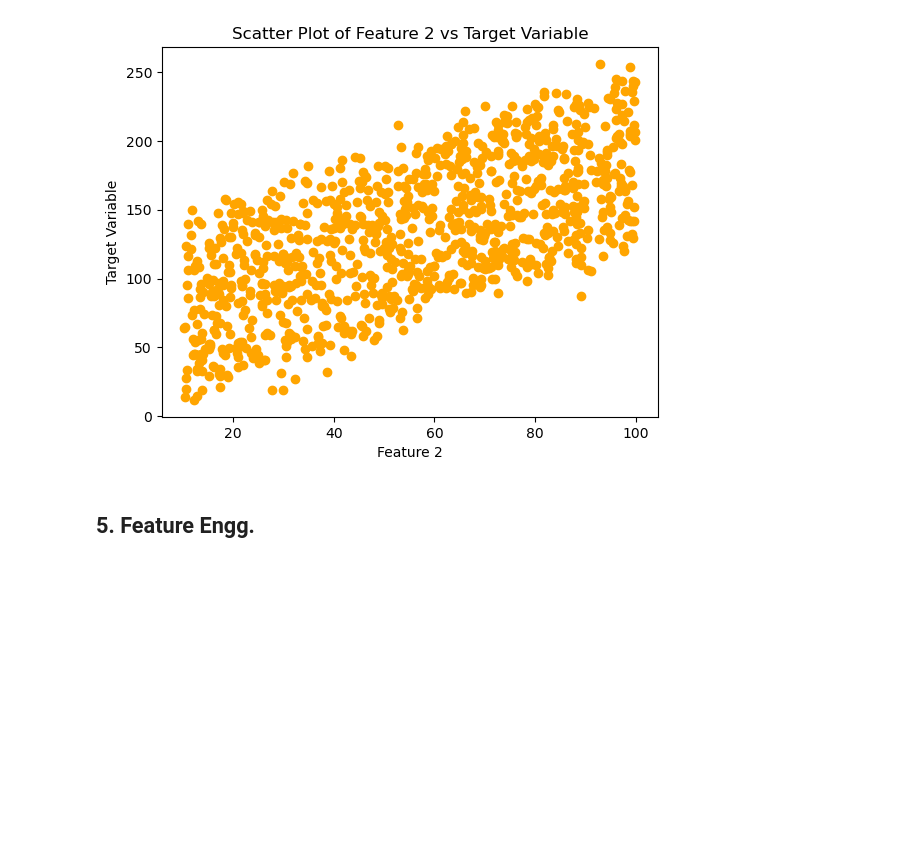
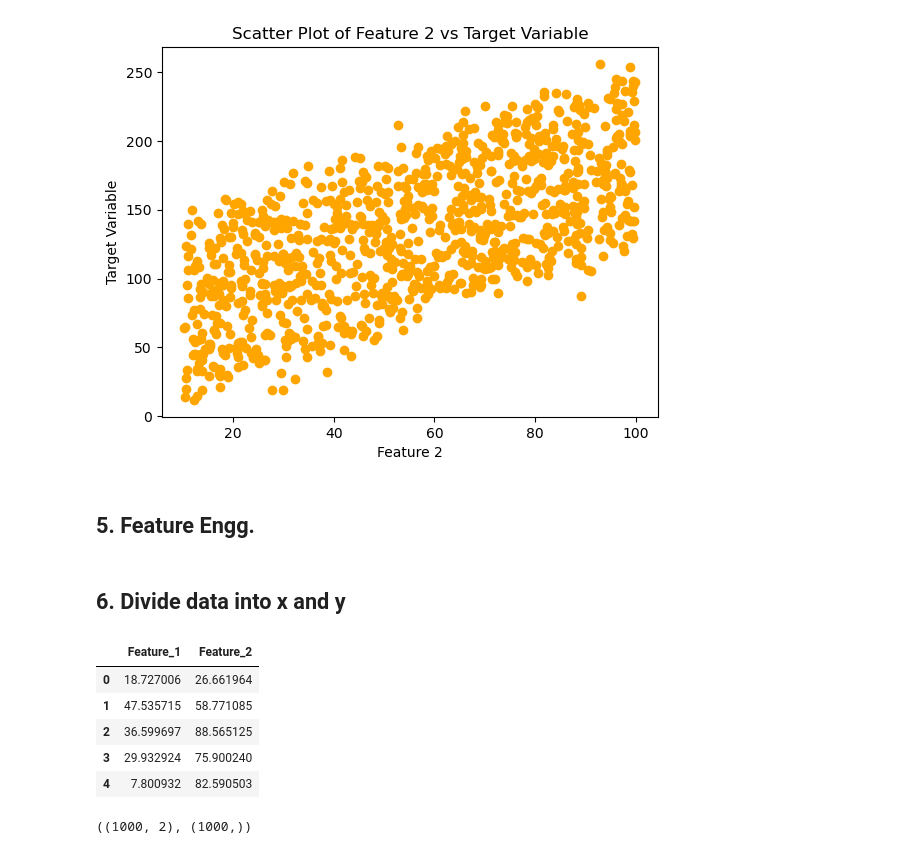
Before and after one commit to subxm/TekWorks, a Jupyter notebook: ML/Linear_Regression_model.ipynb, the cells around one changed output. Cells and saved outputs as stored; diff of their text form; code cells hidden in the pictures; blank space fills up the shorter version.

```diff
--- a/ML/Linear_Regression_model.ipynb
+++ b/ML/Linear_Regression_model.ipynb
@@ -79,7 +79,22 @@ plt.show()
 [figure]
 # %% [markdown]
 ## 5. Feature Engg.
+# %% [markdown]
+## 6. Divide data into x and y
 # %%
 # Divide the data into features and target variable
-X = data[['Feature_1', 'Feature_2']]
+X = data.drop('Target', axis=1)
 y = data['Target']
+# %%
+X.head()
+# %% [output]
+|  | Feature_1 | Feature_2 |
+| 0 | 18.727006 | 26.661964 |
+| 1 | 47.535715 | 58.771085 |
+| 2 | 36.599697 | 88.565125 |
+| 3 | 29.932924 | 75.900240 |
+| 4 | 7.800932 | 82.590503 |
+# %%
+X.shape, y.shape
+# %% [output]
+((1000, 2), (1000,))
```
